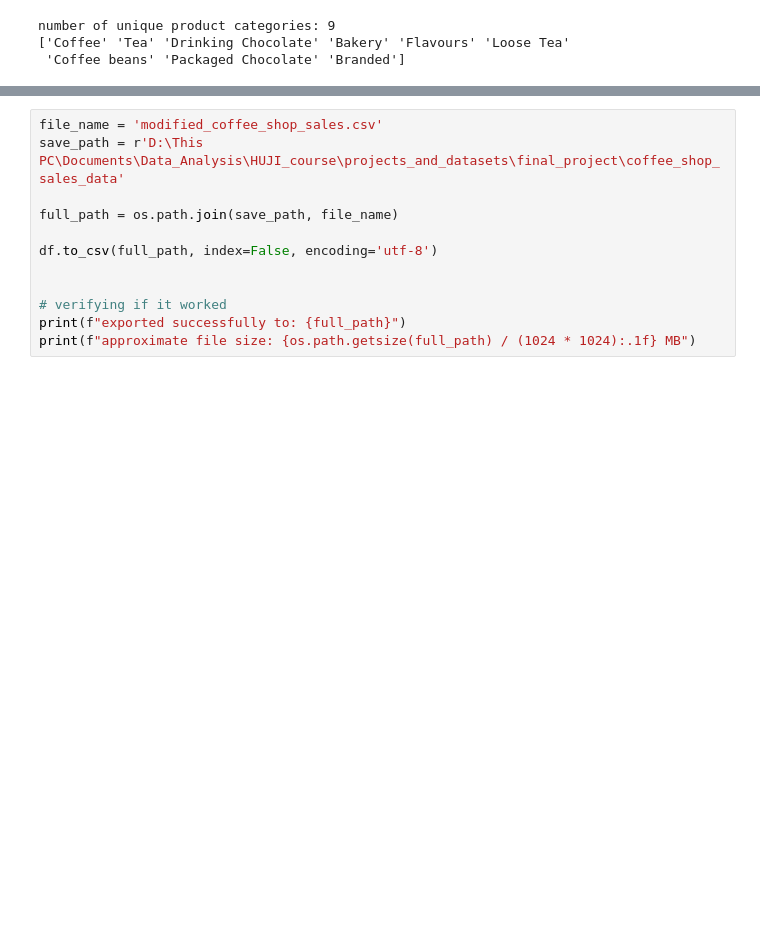
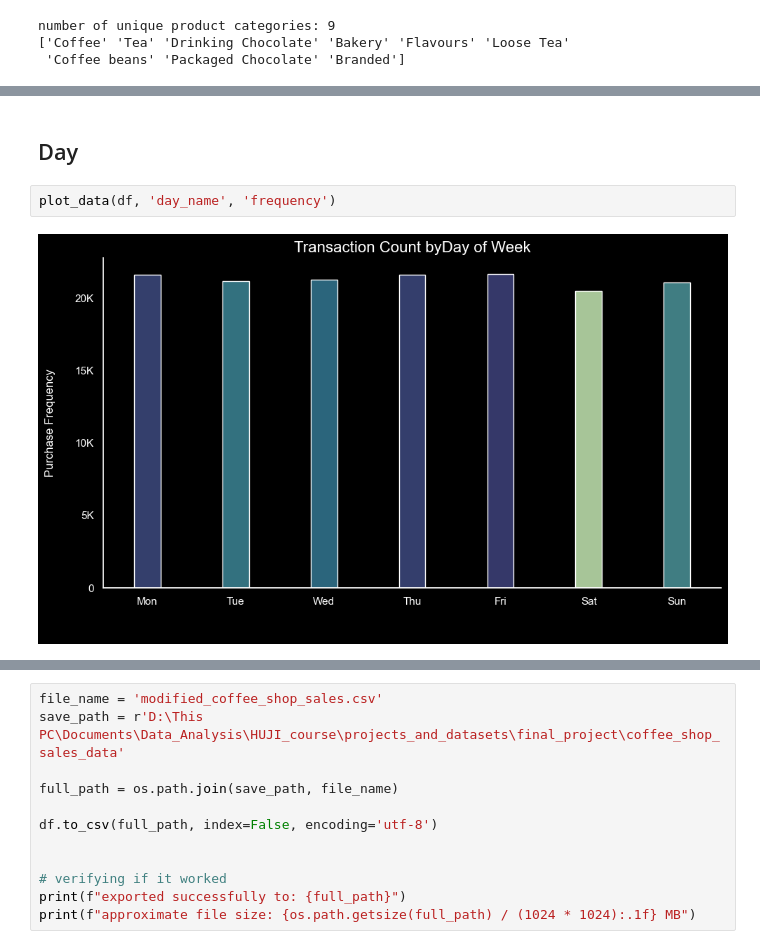
Before and after one commit to HuDragm/Coffee-Shop-Sales, a Jupyter notebook: notebooks/initial_eda.ipynb, the cells around one changed output, grey strips where cells are left out. Saved outputs shown, nothing was run; the diff lists cells and outputs as text; blank space fills up the shorter version.

```diff
--- a/notebooks/initial_eda.ipynb
+++ b/notebooks/initial_eda.ipynb
@@ -796,0 +697,6 @@ plt.show()
+# %% [markdown]
+## Day
+# %%
+plot_data(df, 'day_name', 'frequency')
+# %% [output]
+[figure, added]
```
Also changed, not shown: parts of 114 cells of this notebook, 3 other files.
